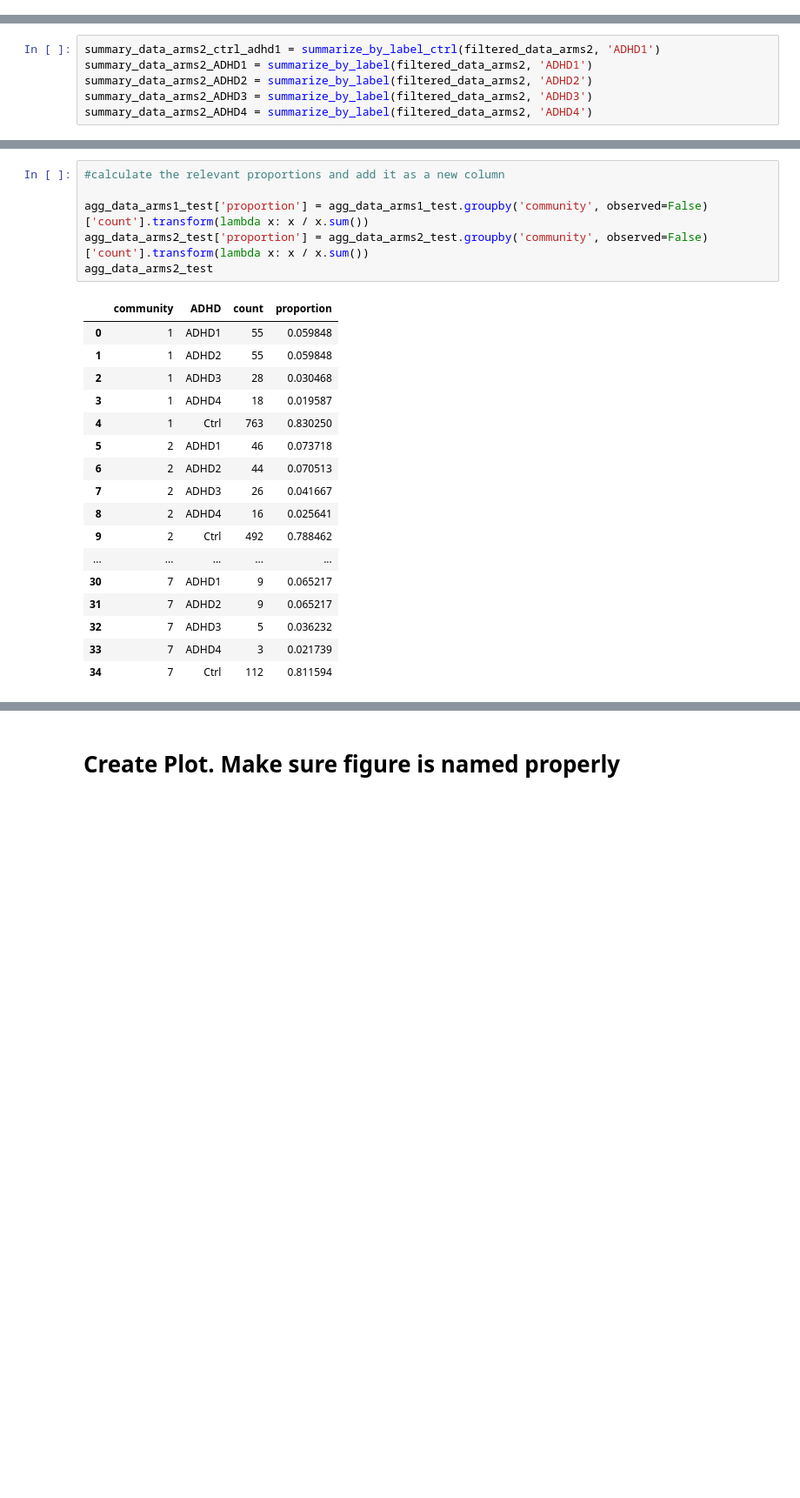
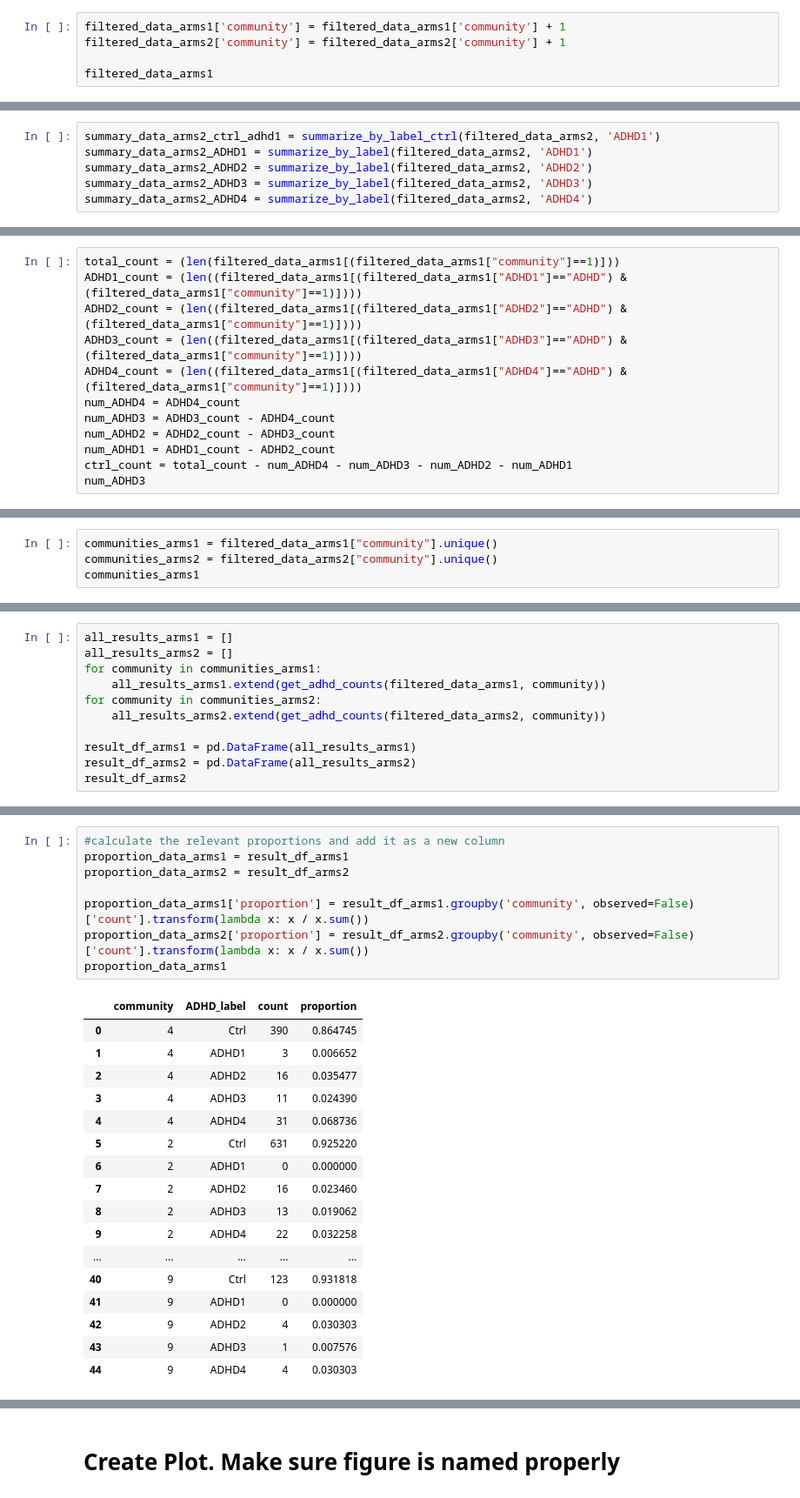
Before and after one commit to lundq163/FRF_results_viz, a Jupyter notebook: refactor/ADHD_horiz_label_fig.ipynb, the cells around one changed output, grey strips where cells are left out. Shown at 87% size. Cells and saved outputs as stored; diff of their text form; blank space fills up the shorter version.

```diff
--- a/refactor/ADHD_horiz_label_fig.ipynb
+++ b/refactor/ADHD_horiz_label_fig.ipynb
@@ -38,0 +40,5 @@ filtered_data_arms2 = data_arms2[data_arms2['community'].isin(communities_more_t
+# %%
+filtered_data_arms1['community'] = filtered_data_arms1['community'] + 1
+filtered_data_arms2['community'] = filtered_data_arms2['community'] + 1
+
+filtered_data_arms1
@@ -220,0 +202,12 @@ agg_data_arms2_test
+# %%
+total_count = (len(filtered_data_arms1[(filtered_data_arms1["community"]==1)]))
+ADHD1_count = (len((filtered_data_arms1[(filtered_data_arms1["ADHD1"]=="ADHD") & (filtered_data_arms1["community"]==1)])))
+ADHD2_count = (len((filtered_data_arms1[(filtered_data_arms1["ADHD2"]=="ADHD") & (filtered_data_arms1["community"]==1)])))
+ADHD3_count = (len((filtered_data_arms1[(filtered_data_arms1["ADHD3"]=="ADHD") & (filtered_data_arms1["community"]==1)])))
+ADHD4_count = (len((filtered_data_arms1[(filtered_data_arms1["ADHD4"]=="ADHD") & (filtered_data_arms1["community"]==1)])))
+num_ADHD4 = ADHD4_count
+num_ADHD3 = ADHD3_count - ADHD4_count
+num_ADHD2 = ADHD2_count - ADHD3_count
+num_ADHD1 = ADHD1_count - ADHD2_count
+ctrl_count = total_count - num_ADHD4 - num_ADHD3 - num_ADHD2 - num_ADHD1
+num_ADHD3
@@ -220,0 +256,4 @@ agg_data_arms2_test
+# %%
+communities_arms1 = filtered_data_arms1["community"].unique()
+communities_arms2 = filtered_data_arms2["community"].unique()
+communities_arms1
@@ -220,0 +262,11 @@ agg_data_arms2_test
+# %%
+all_results_arms1 = []
+all_results_arms2 = []
+for community in communities_arms1:
+    all_results_arms1.extend(get_adhd_counts(filtered_data_arms1, community))
+for community in communities_arms2:
+    all_results_arms2.extend(get_adhd_counts(filtered_data_arms2, community))
+
+result_df_arms1 = pd.DataFrame(all_results_arms1)
+result_df_arms2 = pd.DataFrame(all_results_arms2)
+result_df_arms2
@@ -221,27 +291,29 @@ agg_data_arms2_test
 # %%
 #calculate the relevant proportions and add it as a new column
+proportion_data_arms1 = result_df_arms1
+proportion_data_arms2 = result_df_arms2
 
-agg_data_arms1_test['proportion'] = agg_data_arms1_test.groupby('community', observed=False)['count'].transform(lambda x: x / x.sum())
-agg_data_arms2_test['proportion'] = agg_data_arms2_test.groupby('community', observed=False)['count'].transform(lambda x: x / x.sum())
-agg_data_arms2_test
+proportion_data_arms1['proportion'] = result_df_arms1.groupby('community', observed=False)['count'].transform(lambda x: x / x.sum())
+proportion_data_arms2['proportion'] = result_df_arms2.groupby('community', observed=False)['count'].transform(lambda x: x / x.sum())
+proportion_data_arms1
 # %% [output]
-|  | community | ADHD | count | proportion |
-| 0 | 1 | ADHD1 | 55 | 0.059848 |
-| 1 | 1 | ADHD2 | 55 | 0.059848 |
-| 2 | 1 | ADHD3 | 28 | 0.030468 |
-| 3 | 1 | ADHD4 | 18 | 0.019587 |
-| 4 | 1 | Ctrl | 763 | 0.830250 |
-| 5 | 2 | ADHD1 | 46 | 0.073718 |
-| 6 | 2 | ADHD2 | 44 | 0.070513 |
-| 7 | 2 | ADHD3 | 26 | 0.041667 |
-| 8 | 2 | ADHD4 | 16 | 0.025641 |
-| 9 | 2 | Ctrl | 492 | 0.788462 |
+|  | community | ADHD_label | count | proportion |
+| 0 | 4 | Ctrl | 390 | 0.864745 |
+| 1 | 4 | ADHD1 | 3 | 0.006652 |
+| 2 | 4 | ADHD2 | 16 | 0.035477 |
+| 3 | 4 | ADHD3 | 11 | 0.024390 |
+| 4 | 4 | ADHD4 | 31 | 0.068736 |
+| 5 | 2 | Ctrl | 631 | 0.925220 |
+| 6 | 2 | ADHD1 | 0 | 0.000000 |
+| 7 | 2 | ADHD2 | 16 | 0.023460 |
+| 8 | 2 | ADHD3 | 13 | 0.019062 |
+| 9 | 2 | ADHD4 | 22 | 0.032258 |
 | ... | ... | ... | ... | ... |
-| 30 | 7 | ADHD1 | 9 | 0.065217 |
-| 31 | 7 | ADHD2 | 9 | 0.065217 |
-| 32 | 7 | ADHD3 | 5 | 0.036232 |
-| 33 | 7 | ADHD4 | 3 | 0.021739 |
-| 34 | 7 | Ctrl | 112 | 0.811594 |
+| 40 | 9 | Ctrl | 123 | 0.931818 |
+| 41 | 9 | ADHD1 | 0 | 0.000000 |
+| 42 | 9 | ADHD2 | 4 | 0.030303 |
+| 43 | 9 | ADHD3 | 1 | 0.007576 |
+| 44 | 9 | ADHD4 | 4 | 0.030303 |
 # %%
 #pivot the data to prepare it for visualization
 
```
Also changed, not shown: parts of 17 cells of this notebook, 49 other files.
